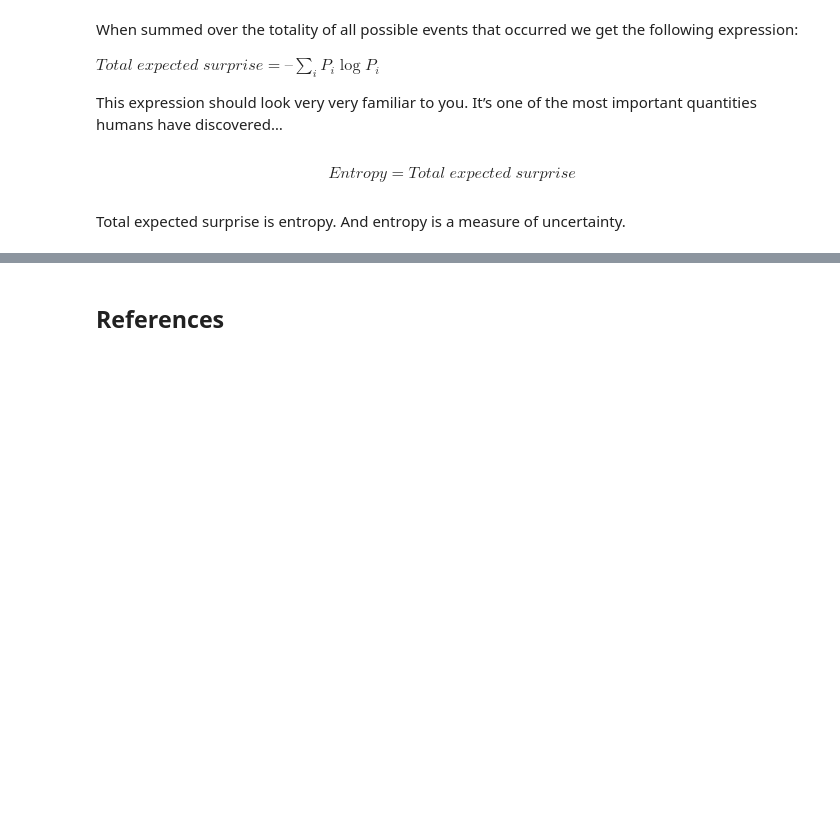
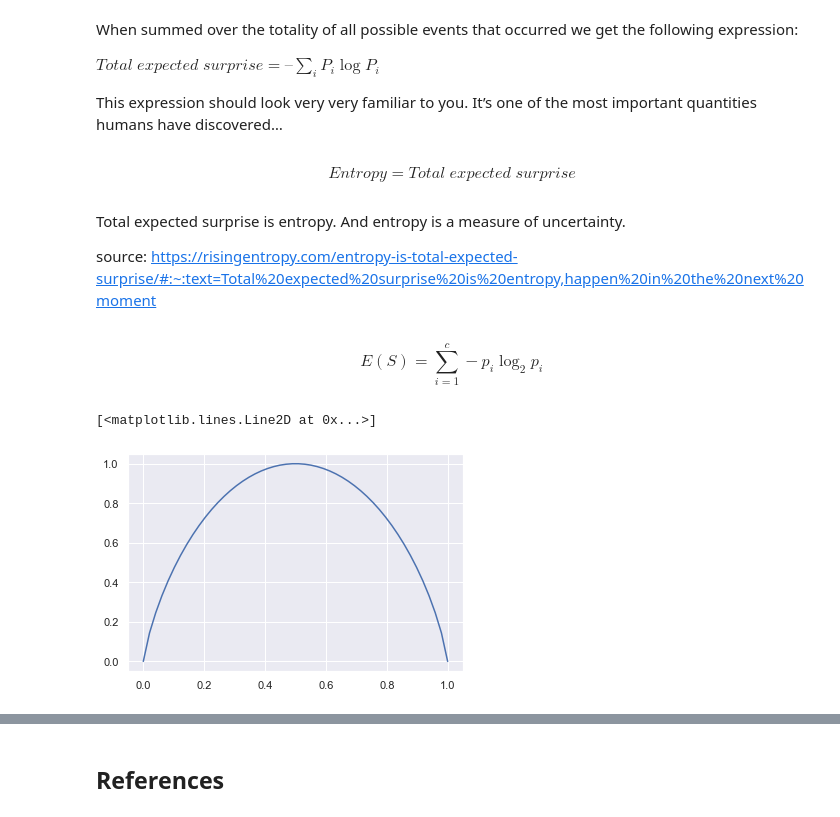
Before and after one commit to daodavid/classic-ML, a Jupyter notebook: notes/decision_tree.ipynb, the cells around one changed output, grey strips where cells are left out. Saved outputs shown, nothing was run; the diff lists cells and outputs as text; code cells hidden in the pictures; blank space fills up the shorter version.

```diff
--- a/notes/decision_tree.ipynb
+++ b/notes/decision_tree.ipynb
@@ -110,3 +127,7 @@ This expression should look very very familiar to you. It’s one of the most im
 $$Entropy = Total\; expected\; surprise$$
 # %% [markdown]
 Total expected surprise is entropy. And entropy is a measure of uncertainty.
+
+source: https://risingentropy.com/entropy-is-total-expected-surprise/#:~:text=Total%20expected%20surprise%20is%20entropy,happen%20in%20the%20next%20moment
+# %% [markdown]
+$$ E(S) = \sum_{i=1}^c - p_i\log_2p_i$$
@@ -112,0 +146,8 @@ Total expected surprise is entropy. And entropy is a measure of uncertainty.
+# %%
+A = np.array([p,1-p])
+D = np.nan_to_num(np.log2(A)*A)
+C = -np.sum(D,axis=0)
+plt.plot(p,C)
+# %% [output]
+[<matplotlib.lines.Line2D at 0x...>]
+[figure, added]
```
Also changed, not shown: parts of 22 cells of this notebook.
